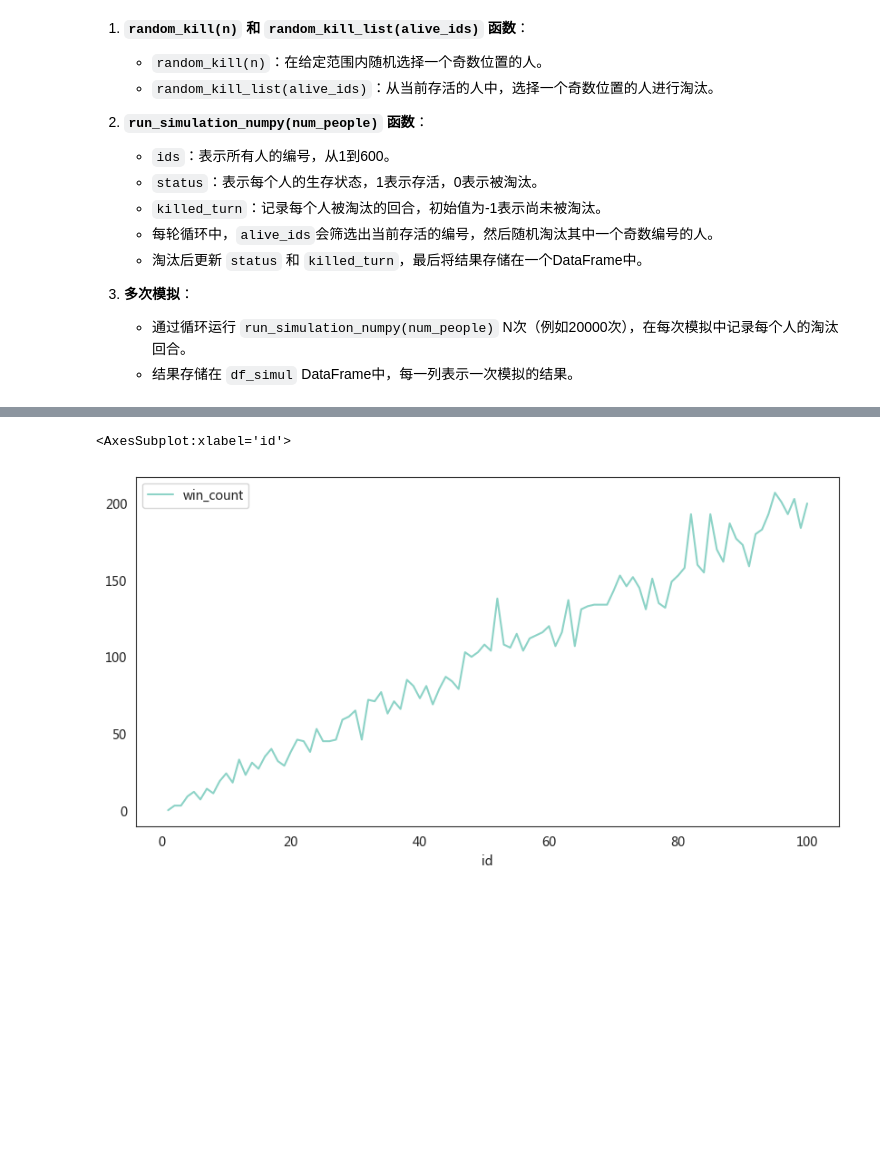
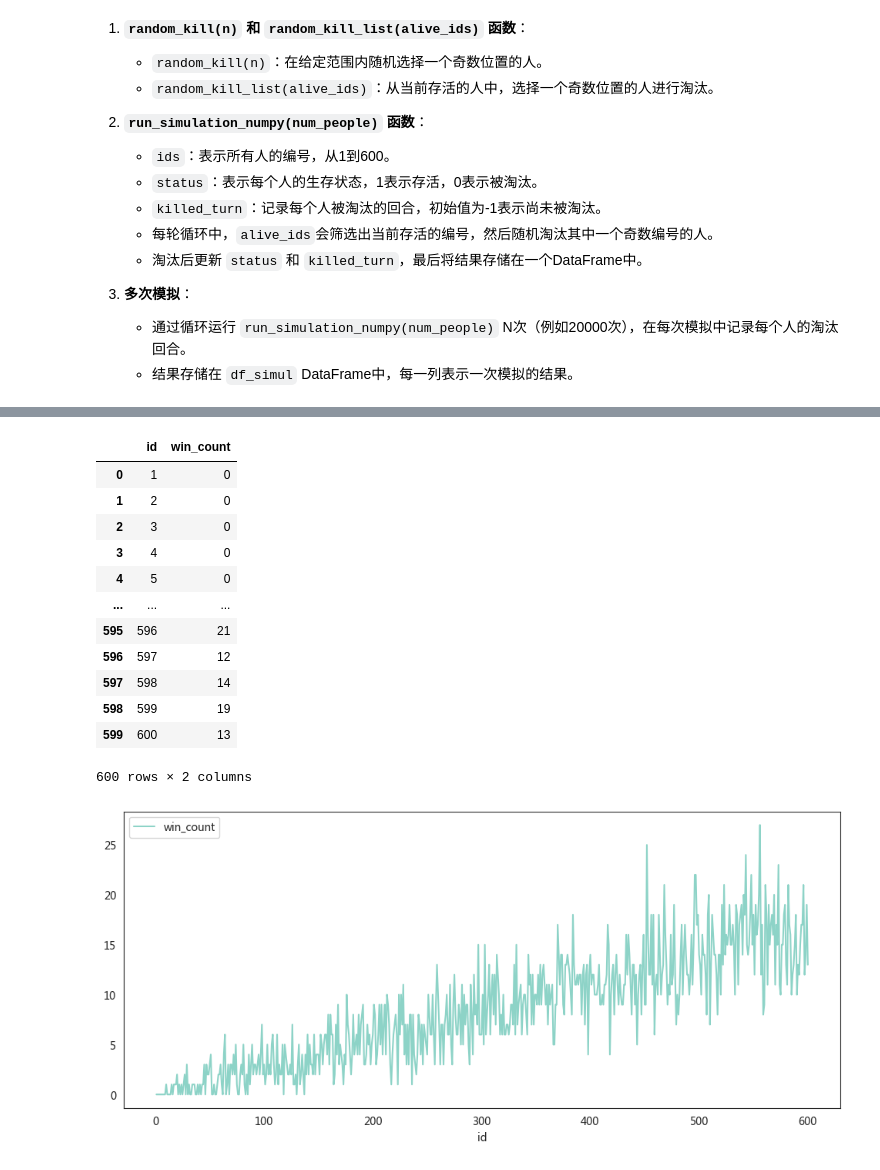
Before and after one commit to Republic1024/RandomKillSimulation, a Jupyter notebook: random_kill_final.ipynb, the cells around one changed output, grey strips where cells are left out. Cells and saved outputs as stored; diff of their text form; code cells hidden in the pictures; blank space fills up the shorter version.

```diff
--- a/random_kill_final.ipynb
+++ b/random_kill_final.ipynb
@@ -157,21 +102,31 @@ df_simul.iloc[df_simul.iloc[:,1:].idxmax()]
-# %%
-# 统计每个ID成为最后一个被淘汰的次数
-last_killed = df_simul.iloc[:, 1:].idxmax()
-last_killed_counts = {}
-for i in range(1, len(df_simul) + 1):
-    last_killed_counts[i] = 0
-# print(last_killed_counts.keys())
-for i in df_simul.loc[df_simul.iloc[:, 1:].idxmax()]['id']:
-    last_killed_counts[i] += 1
-last_killed_counts = pd.DataFrame({
-    'id': last_killed_counts.keys(),
-    'win_count': last_killed_counts.values()
-})
-
-last_killed_counts.plot(x='id', y='win_count', figsize=(10, 5))
-# %% [output]
-<AxesSubplot:xlabel='id'>
-[figure, removed]
+# %%
+a = df_simul.iloc[:, 1:].idxmax().values + 1
+b = np.array(range(1, 1 + num_people))
+# pd.DataFrame(np.concatenate((a, b))).value_counts().sort_index().values - 1
+
+last_killed_counts = pd.DataFrame({
+    'id':
+    b,
+    'win_count':
+    pd.DataFrame(np.concatenate((a, b))).value_counts().sort_index().values - 1
+})
+last_killed_counts.plot(x='id', y='win_count', figsize=(12, 5))
+last_killed_counts
+# %% [output]
+|  | id | win_count |
+| 0 | 1 | 0 |
+| 1 | 2 | 0 |
+| 2 | 3 | 0 |
+| 3 | 4 | 0 |
+| 4 | 5 | 0 |
+| ... | ... | ... |
+| 595 | 596 | 21 |
+| 596 | 597 | 12 |
+| 597 | 598 | 14 |
+| 598 | 599 | 19 |
+| 599 | 600 | 13 |
+600 rows × 2 columns
+[figure, added]
 # %%
 last_killed_counts.sort_values('win_count',ascending=False)
 # %% [output]
```
Also changed, not shown: parts of 8 cells of this notebook, 6 other files.
